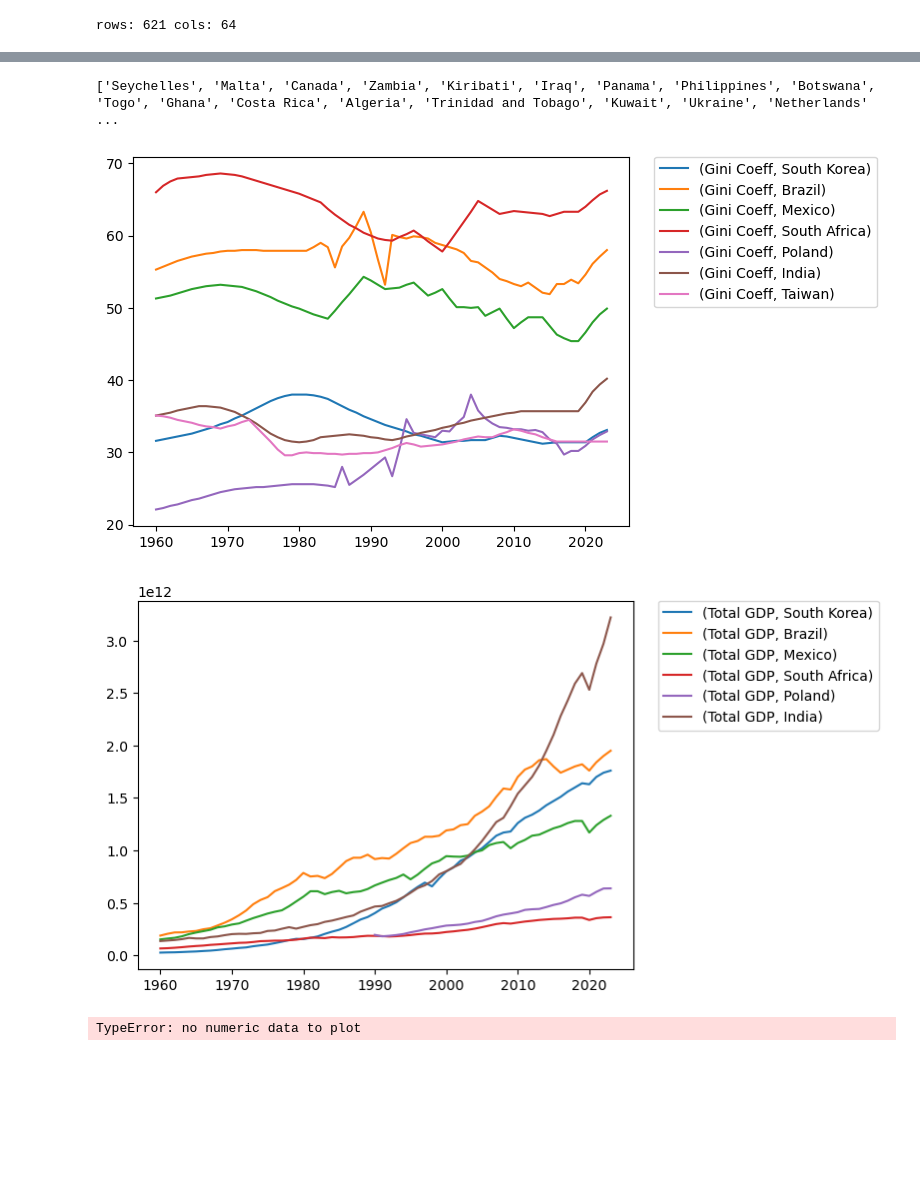
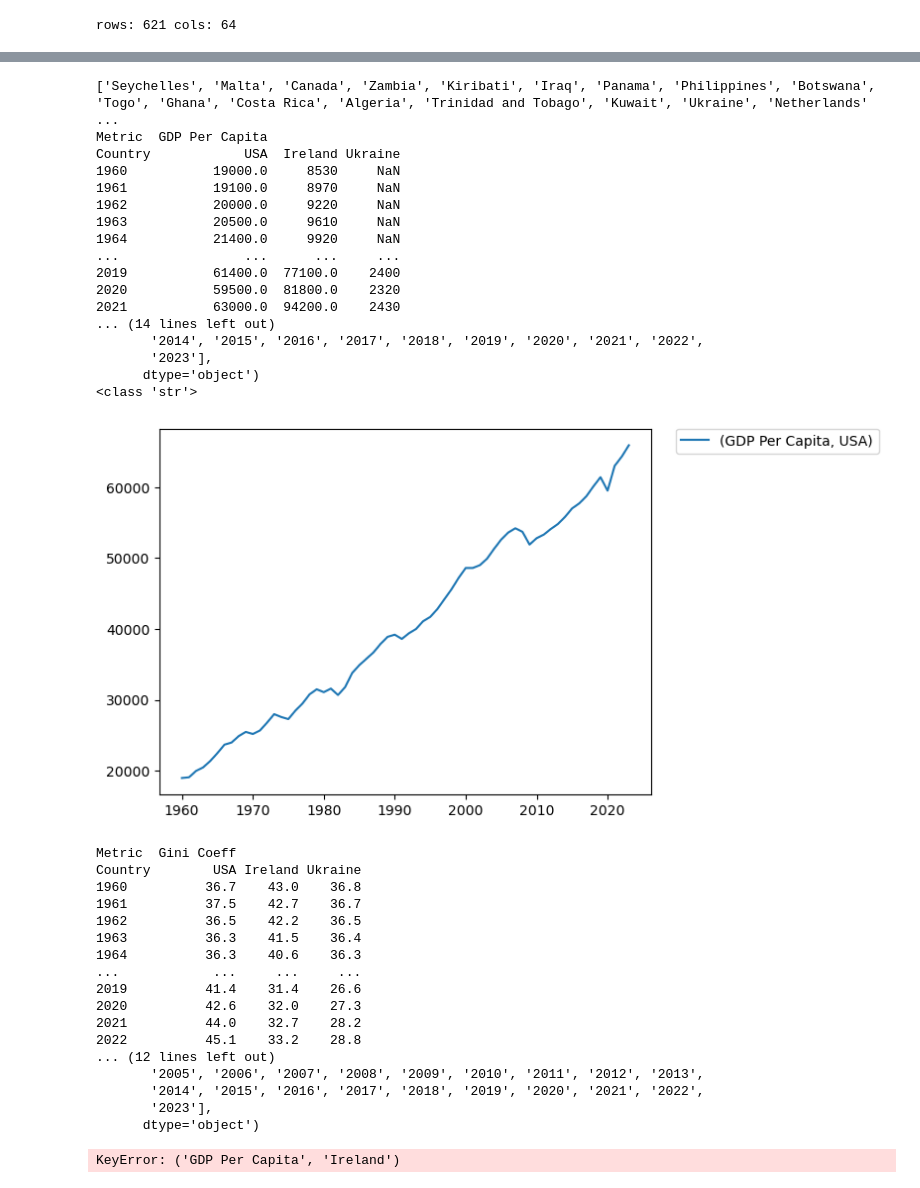
Before and after one commit to ctcastle/leprechaun_economics, a Jupyter notebook: conners-notebook.ipynb, the cells around one changed output, grey strips where cells are left out. Drawn from its saved outputs; the diff is of its cells as text; code cells hidden in the pictures; blank space fills up the shorter version.

```diff
--- a/conners-notebook.ipynb
+++ b/conners-notebook.ipynb
@@ -17,7 +17,7 @@ def convert(val):
         val = val.replace("TR","")
         val = float(val)*1e12
     else:
-        float(val)
+        val = float(val)
     return val
 
 # Import data
@@ -42,7 +42,7 @@ total_gdp_copy = total_gdp.map(lambda x:convert(x),na_action = 'ignore')
 combined_data = pd.concat([total_gdp_copy, gdp_percap_copy, gini], axis=0,join='inner', keys=['Total GDP', 'GDP Per Capita', 'Gini Coeff'])
 combined_data.index.names = ['Metric', 'Country']
 
-common_countries = list(set(gini.index.values) & set(total_gdp.index.values) & set(gdp_percap.index.values))
+common_countries = list(set(gini.index.values) & set(total_gdp_copy.index.values) & set(gdp_percap_copy.index.values))
 combined_data_fixed = combined_data[combined_data.index.isin(common_countries,level='Country')]
 
 #gini[~gini.index.isin(gdp_percap.index) ].index
@@ -78,34 +91,71 @@ combined_data.loc[idx[:,'USA'],idx[:]]
 # %%
 # Tasks going forward:
 # - User Entry
 #     - Prompt user to enter some number of countries, and a start year and end year.
 #     - Returns a tuple of ([list of Strings as country names], [list of start year, end year]).
 
 # - Plotting:
 #     - Plot for each metric containing:
 #         - all contries and global average for time slice.
 
 # Advanced index slicing per countries, expecting them to come in as a list from input()
 # Advanced slicing coming in as a list for year to year
 # To split an input string
 import matplotlib.pyplot as plt
 #print(combined_data_fixed.head())
 print(common_countries)
-countries = ['South Korea','Brazil','Mexico','South Africa','Poland','India','Taiwan']
+countries = ['USA','Ireland','Ukraine']
 #country_list = common_countries
 years = ['1960','2023']
 def plotter(df, country_list, year_range, data_section):
     idx = pd.IndexSlice
     sub_df = df.loc[idx[data_section,country_list],idx[year_range[0]:year_range[-1]]]
-    sub_df.transpose().plot()
+    print(sub_df.transpose())
+    sub_df = sub_df.transpose()
+    print(sub_df.columns)
+    print(sub_df.index)
+    print(type(sub_df['GDP Per Capita','Ireland']['1960']))
+    sub_df.plot()
     plt.legend(bbox_to_anchor=(1.05, 1), loc='upper left', borderaxespad=0.)
     plt.show()
 
-plotter(combined_data,countries,years,'Gini Coeff')
-plotter(combined_data,countries,years,'Total GDP')
-plotter(combined_data,countries,years,'GDP Per Capita')
+plotter(combined_data_fixed,countries,years,'GDP Per Capita')
+plotter(combined_data_fixed,countries,years,'Gini Coeff')
+plotter(combined_data_fixed,countries,years,'Total GDP')
 # %% [output]
 ['Seychelles', 'Malta', 'Canada', 'Zambia', 'Kiribati', 'Iraq', 'Panama', 'Philippines', 'Botswana', 'Togo', 'Ghana', 'Costa Rica', 'Algeria', 'Trinidad and Tobago', 'Kuwait', 'Ukraine', 'Netherlands' ...
+Metric  GDP Per Capita
+Country            USA  Ireland Ukraine
+1960           19000.0     8530     NaN
+1961           19100.0     8970     NaN
+1962           20000.0     9220     NaN
+1963           20500.0     9610     NaN
+1964           21400.0     9920     NaN
+...                ...      ...     ...
+2019           61400.0  77100.0    2400
+2020           59500.0  81800.0    2320
+2021           63000.0  94200.0    2430
+... (14 lines left out)
+       '2014', '2015', '2016', '2017', '2018', '2019', '2020', '2021', '2022',
+       '2023'],
+      dtype='object')
+<class 'str'>
-[figure, old version]
+[figure, new version]
-[figure, removed]
-TypeError: no numeric data to plot
+Metric  Gini Coeff
+Country        USA Ireland Ukraine
+1960          36.7    43.0    36.8
+1961          37.5    42.7    36.7
+1962          36.5    42.2    36.5
+1963          36.3    41.5    36.4
+1964          36.3    40.6    36.3
+...            ...     ...     ...
+2019          41.4    31.4    26.6
+2020          42.6    32.0    27.3
+2021          44.0    32.7    28.2
+2022          45.1    33.2    28.8
+... (12 lines left out)
+       '2005', '2006', '2007', '2008', '2009', '2010', '2011', '2012', '2013',
+       '2014', '2015', '2016', '2017', '2018', '2019', '2020', '2021', '2022',
+       '2023'],
+      dtype='object')
+KeyError: ('GDP Per Capita', 'Ireland')
```
Also changed, not shown: parts of 1 cell of this notebook.
